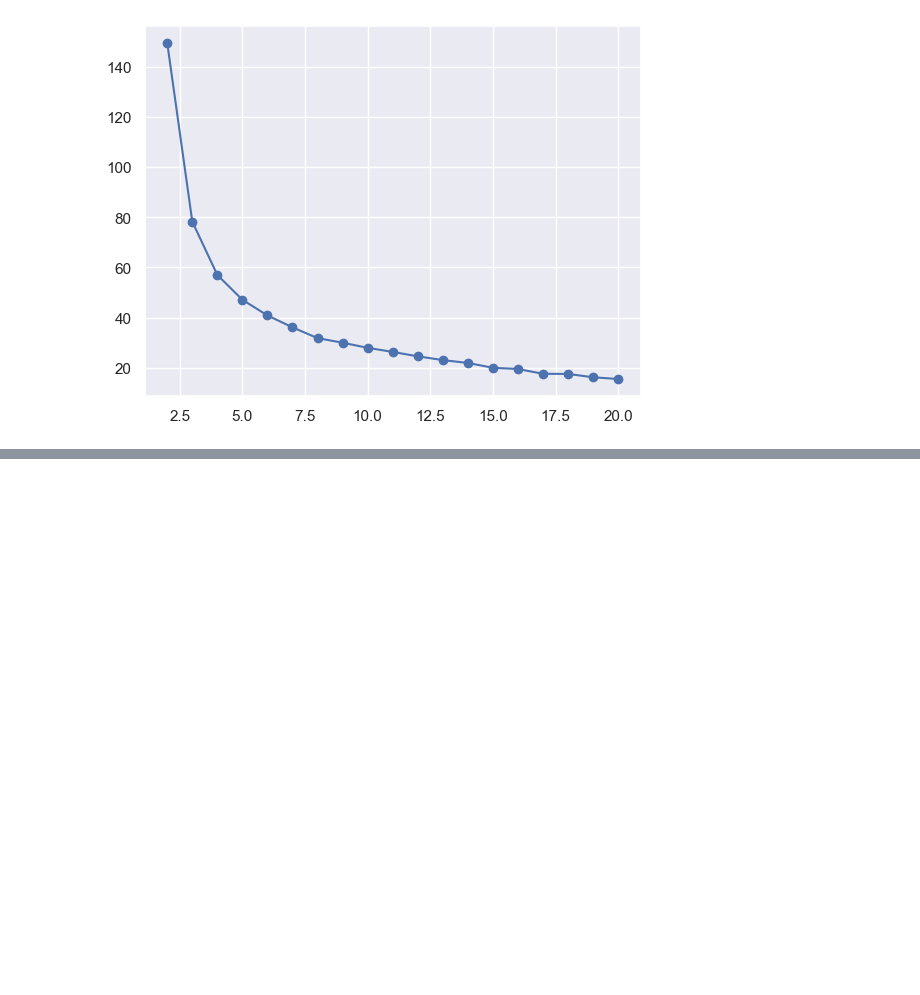
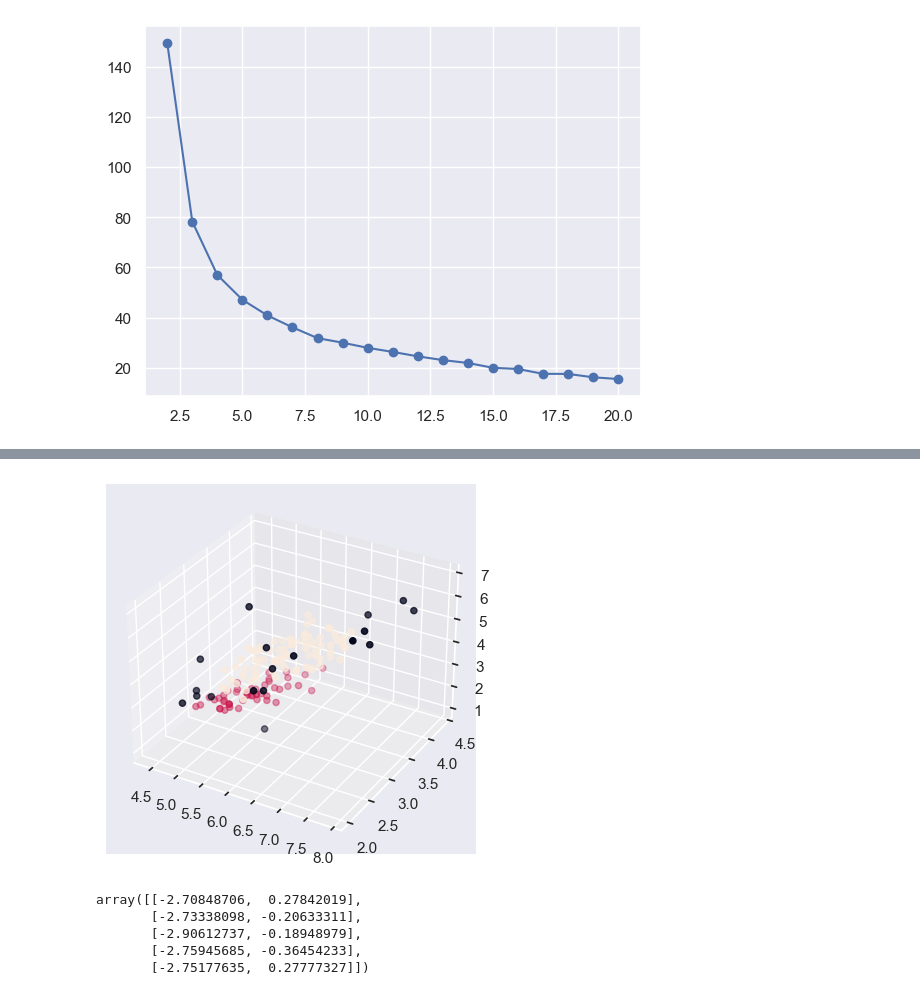
Before and after one commit to ValRCS/Python_SheGoesTech_22, a Jupyter notebook: Days_28_30_Machine_Learning/clustering_irises.ipynb, the cells around one changed output, grey strips where cells are left out. Saved outputs shown, nothing was run; the diff lists cells and outputs as text; code cells hidden in the pictures; blank space fills up the shorter version.

```diff
--- a/Days_28_30_Machine_Learning/clustering_irises.ipynb
+++ b/Days_28_30_Machine_Learning/clustering_irises.ipynb
@@ -227,0 +282,10 @@ plt.plot(range(2, MAX_CLUSTERS), inertia, marker='o')
+# %%
+# let's plot 3D plot of first 3 features and color by labels
+from mpl_toolkits.mplot3d import Axes3D
+
+fig = plt.figure()
+ax = fig.add_subplot(111, projection='3d')
+ax.scatter(features[:,0], features[:,1], features[:,2], c=dbscan.labels_)
+plt.show()
+# %% [output]
+[figure, added]
@@ -227,0 +315,22 @@ plt.plot(range(2, MAX_CLUSTERS), inertia, marker='o')
+# %%
+# lets reduce our features to 2 dimensions using PCA
+from sklearn.decomposition import PCA
+
+pca = PCA(n_components=2)
+pca.fit(features) # notice again fit is a method not an attribute
+# the method which does all the work is fit as usual
+
+# show the transformed features - you do need transform as well
+features_2d = pca.transform(features)
+
+# you could do this in one step
+# features_2d = PCA(n_components=2).fit_transform(features)
+
+# print first 5 rows of features_2d
+features_2d[:5] # these features have no special meaning - they are just the first 2 principal components
+# %% [output]
+array([[-2.70848706,  0.27842019],
+       [-2.73338098, -0.20633311],
+       [-2.90612737, -0.18948979],
+       [-2.75945685, -0.36454233],
+       [-2.75177635,  0.27777327]])
```
Also changed, not shown: parts of 21 cells of this notebook, 1 other file.
